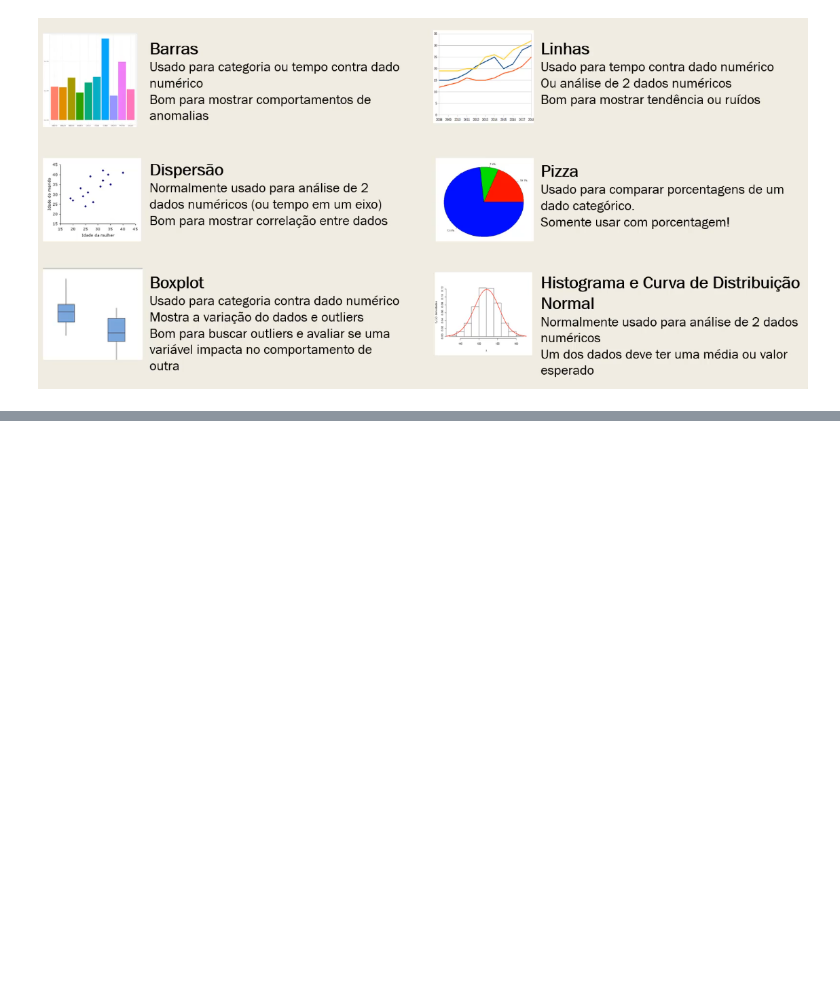
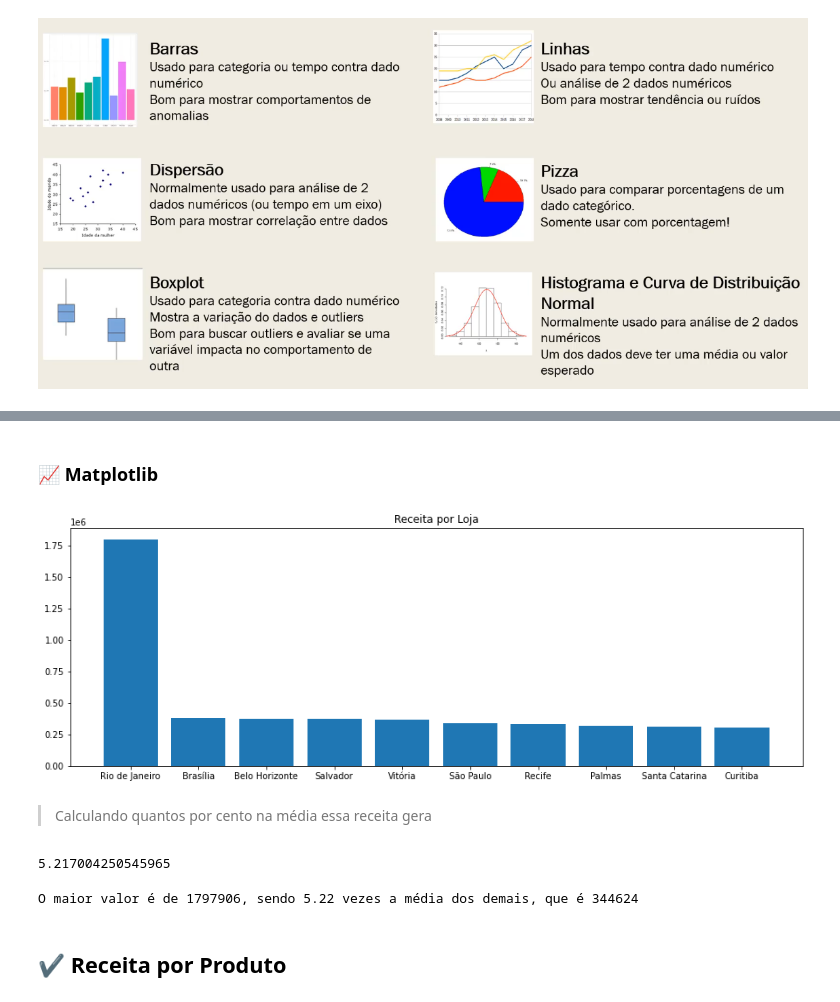
Before and after one commit to ninowwwup/Data_analysis_with_ML., a Jupyter notebook: Case_de_Estudos_Udemy.ipynb, the cells around one changed output, grey strips where cells are left out. Cells and saved outputs as stored; diff of their text form; code cells hidden in the pictures; blank space fills up the shorter version.

```diff
--- a/Case_de_Estudos_Udemy.ipynb
+++ b/Case_de_Estudos_Udemy.ipynb
@@ -991,0 +1130,3 @@ files.download("df.csv")
+# %%
+graf_dados_revenue_store = df.groupby('loja_cidade').sum().produto_valor.sort_values(ascending=False)
+graf_dados_revenue_store
@@ -991,0 +1163,23 @@ files.download("df.csv")
+# %% [markdown]
+### 📈 Matplotlib
+# %%
+plt.figure(figsize=(15,5))
+plt.bar(graf_dados_revenue_store.index, graf_dados_revenue_store.values)
+plt.title('Receita por Loja');
+# %% [output]
+[figure, added]
+# %% [markdown]
+> Calculando quantos por cento na média essa receita gera
+# %%
+''' Passo 1 Dividimos os valores máximos da receia por loja pela média dos mesmos
+    Passo 2 Criamos um filtro onde diferenciamos o valor máximo da receita dento da própria receita '''
+
+graf_dados_revenue_store.max() / graf_dados_revenue_store[ graf_dados_revenue_store != graf_dados_revenue_store.max() ].mean()
+# %% [output]
+5.217004250545965
+# %%
+print('O maior valor é de %i, sendo %.2f vezes a média dos demais, que é %i' % (graf_dados_revenue_store.max(), graf_dados_revenue_store.max() / graf_dados_revenue_store[ graf_dados_revenue_store != graf_dados_revenue_store.max() ].mean(), graf_dados_revenue_store[ graf_dados_revenue_store != graf_dados_revenue_store.max() ].mean()))
+# %% [output]
+O maior valor é de 1797906, sendo 5.22 vezes a média dos demais, que é 344624
+# %% [markdown]
+## ✔️ Receita por Produto
```
Also changed, not shown: parts of 68 cells of this notebook.
